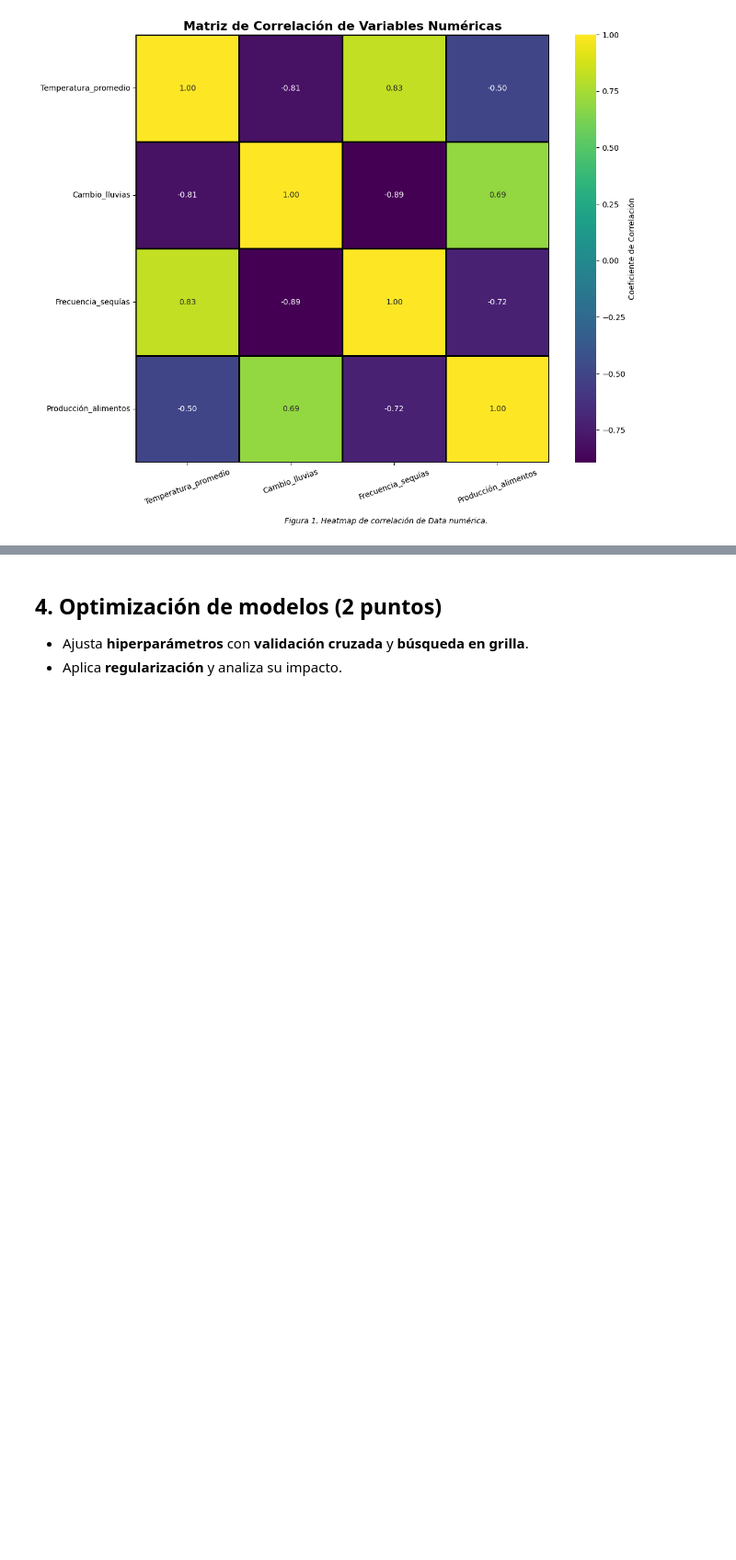
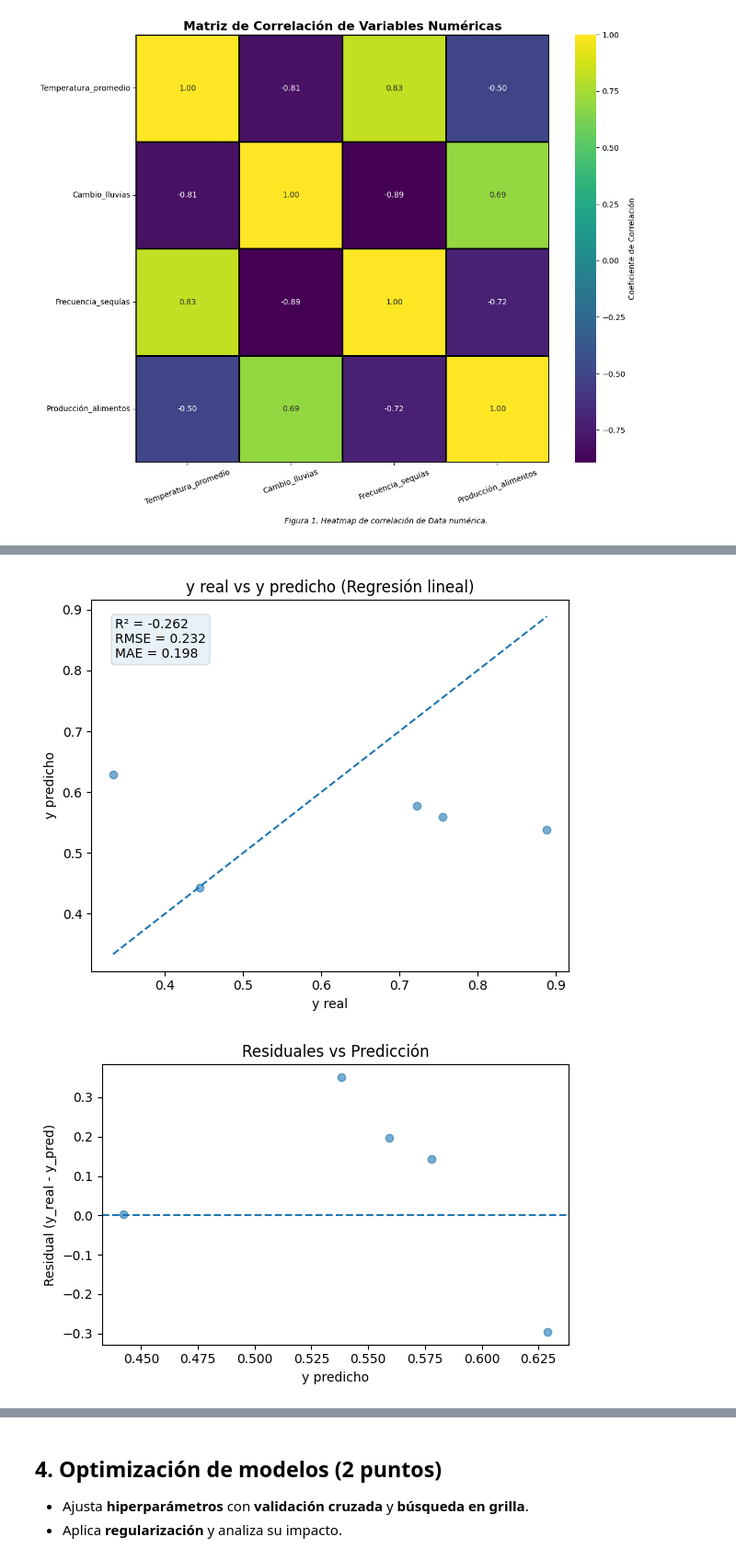
Before and after one commit to Mateo-canales-b/Ciencia_de_datos, a Jupyter notebook: M6/Ev_final_M6.ipynb, the cells around one changed output, grey strips where cells are left out. Shown at 92% size. Drawn from its saved outputs; the diff is of its cells as text; code cells hidden in the pictures; blank space fills up the shorter version.

```diff
--- a/M6/Ev_final_M6.ipynb
+++ b/M6/Ev_final_M6.ipynb
@@ -505,0 +563,44 @@ Index(['Temperatura_promedio', 'Cambio_lluvias', 'Frecuencia_sequías',
+# %%
+import matplotlib.pyplot as plt
+import numpy as np
+
+# Scatter y_test vs y_pred con línea identidad
+plt.figure(figsize=(6, 5))
+plt.scatter(y_test, y_pred, alpha=0.6)
+lim_min = min(np.min(y_test), np.min(y_pred))
+lim_max = max(np.max(y_test), np.max(y_pred))
+plt.plot([lim_min, lim_max], [lim_min, lim_max], linestyle="--")  # línea y=x
+
+plt.title("y real vs y predicho (Regresión lineal)")
+plt.xlabel("y real")
+plt.ylabel("y predicho")
+
+# anotamos métricas
+txt = f"R² = {r2:.3f}\nRMSE = {rmse:.3f}\nMAE = {mae:.3f}"
+plt.gca().text(0.05, 0.95, txt, transform=plt.gca().transAxes,
+               va="top", ha="left", bbox=dict(boxstyle="round", alpha=0.1))
+plt.tight_layout()
+plt.show()
+resid = y_test - y_pred
+
+# residuales vs predicción
+plt.figure(figsize=(6, 4))
+plt.scatter(y_pred, resid, alpha=0.6)
+plt.axhline(0, linestyle="--")
+plt.title("Residuales vs Predicción")
+plt.xlabel("y predicho")
+plt.ylabel("Residual (y_real - y_pred)")
+plt.tight_layout()
+plt.show()
+
+# histograma de residuales
+plt.figure(figsize=(6, 4))
+plt.hist(resid, bins="sturges")
+plt.title("Distribución de residuales")
+plt.xlabel("Residual")
+plt.ylabel("Frecuencia")
+plt.tight_layout()
+plt.show()
+# %% [output]
+[figure, added]
+[figure, added]
```
Also changed, not shown: parts of 9 cells of this notebook.
